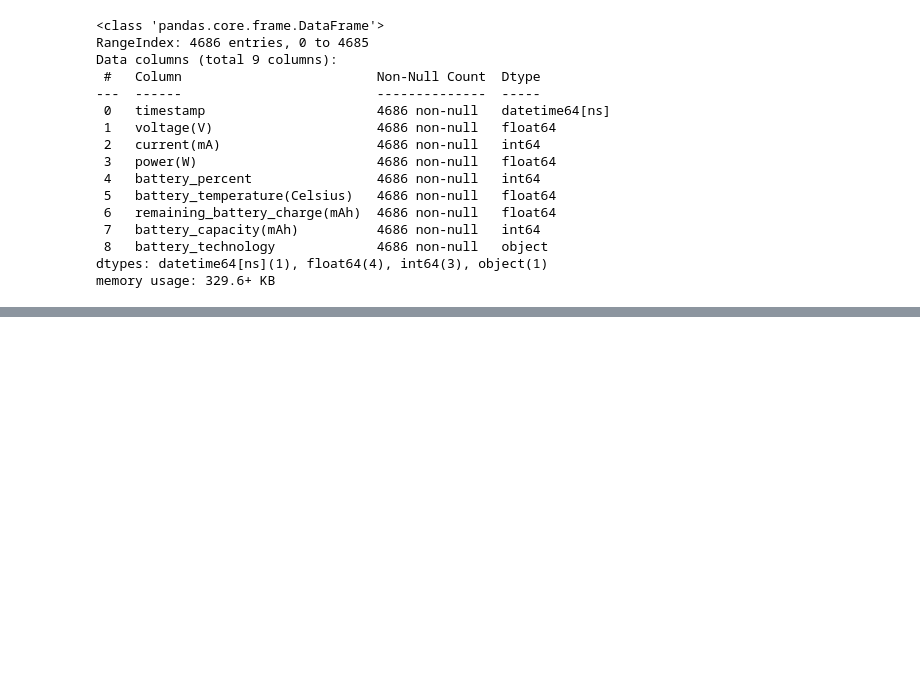
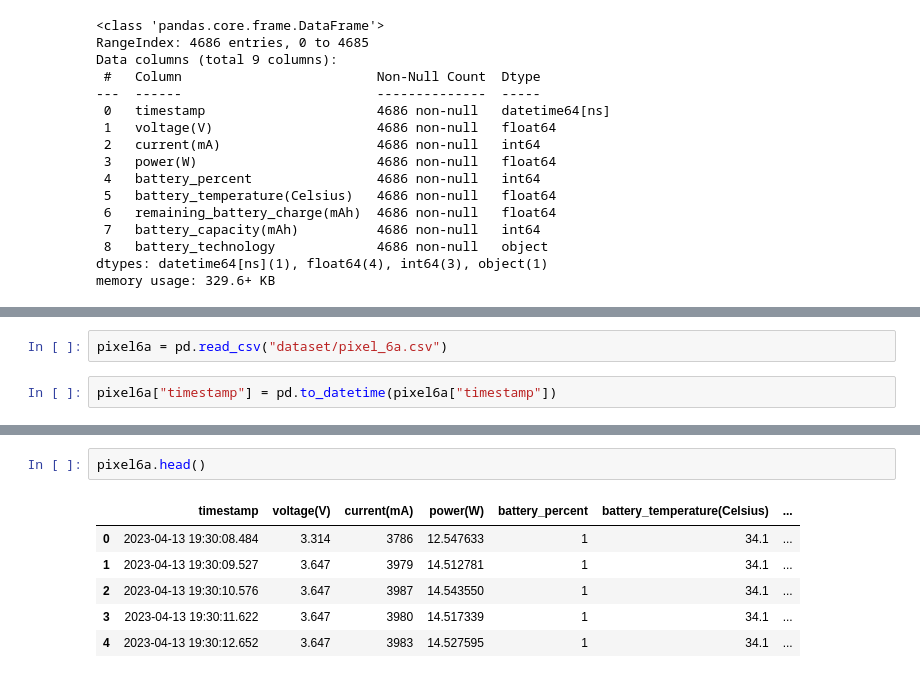
Before and after one commit to hrishi463/Phone-Battery, a Jupyter notebook: new_main.ipynb, the cells around one changed output, grey strips where cells are left out. Drawn from its saved outputs; the diff is of its cells as text; blank space fills up the shorter version.

```diff
--- a/new_main.ipynb
+++ b/new_main.ipynb
@@ -167,0 +161,4 @@ a70
+# %%
+pixel6a = pd.read_csv("dataset/pixel_6a.csv")
+# %%
+pixel6a["timestamp"] = pd.to_datetime(pixel6a["timestamp"])
@@ -167,0 +184,9 @@ a70
+# %%
+pixel6a.head()
+# %% [output]
+|  | timestamp | voltage(V) | current(mA) | power(W) | battery_percent | battery_temperature(Celsius) | ... |
+| 0 | 2023-04-13 19:30:08.484 | 3.314 | 3786 | 12.547633 | 1 | 34.1 | ... |
+| 1 | 2023-04-13 19:30:09.527 | 3.647 | 3979 | 14.512781 | 1 | 34.1 | ... |
+| 2 | 2023-04-13 19:30:10.576 | 3.647 | 3987 | 14.543550 | 1 | 34.1 | ... |
+| 3 | 2023-04-13 19:30:11.622 | 3.647 | 3980 | 14.517339 | 1 | 34.1 | ... |
+| 4 | 2023-04-13 19:30:12.652 | 3.647 | 3983 | 14.527595 | 1 | 34.1 | ... |
```
Also changed, not shown: parts of 2 cells of this notebook, 4 other files.
